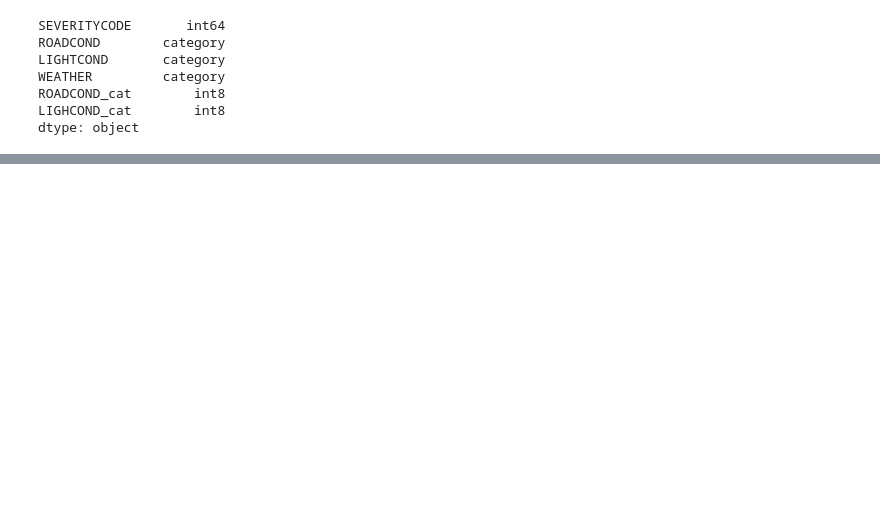
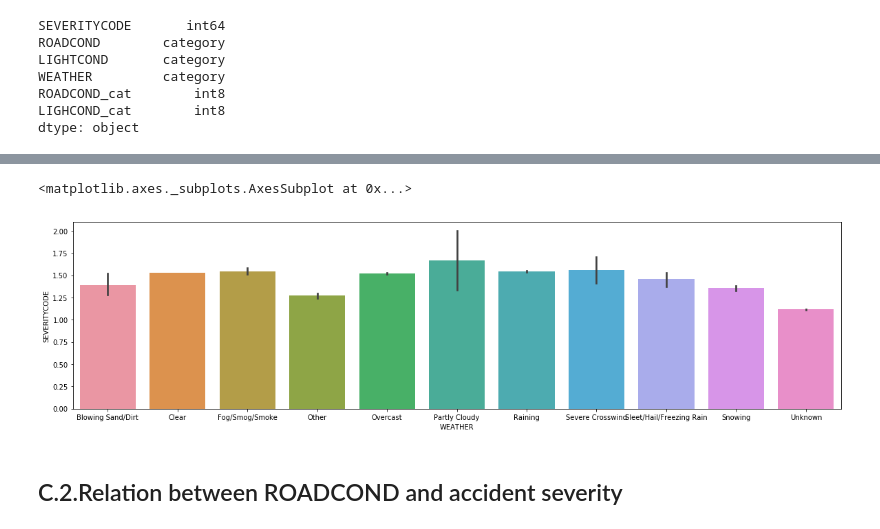
Before and after one commit to ahmadmana3/collision, a Jupyter notebook: collision.ipynb, the cells around one changed output, grey strips where cells are left out. Cells and saved outputs as stored; diff of their text form; code cells hidden in the pictures; blank space fills up the shorter version.

```diff
--- a/collision.ipynb
+++ b/collision.ipynb
@@ -227,0 +226,3 @@ df_over.head()
+# %%
+df_weather = df_over[['SEVERITYCODE','WEATHER',]]
+df_weather.head()
@@ -227,0 +236,12 @@ df_over.head()
+# %%
+
+plt.figure(figsize=(20,5))
+sns.barplot(
+    data=df_weather,
+    x='WEATHER',
+    y='SEVERITYCODE')
+# %% [output]
+<matplotlib.axes._subplots.AxesSubplot at 0x...>
+[figure, added]
+# %% [markdown]
+## C.2.Relation between ROADCOND and accident severity
```
Also changed, not shown: parts of 24 cells of this notebook.
